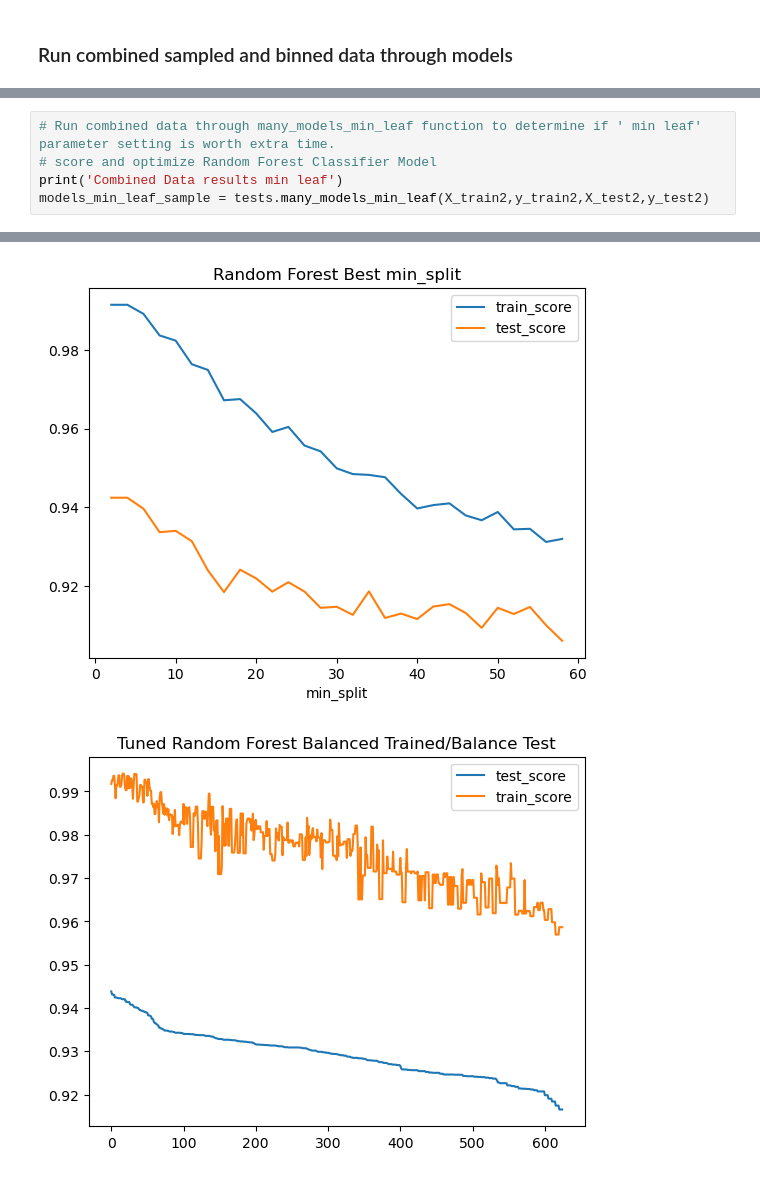
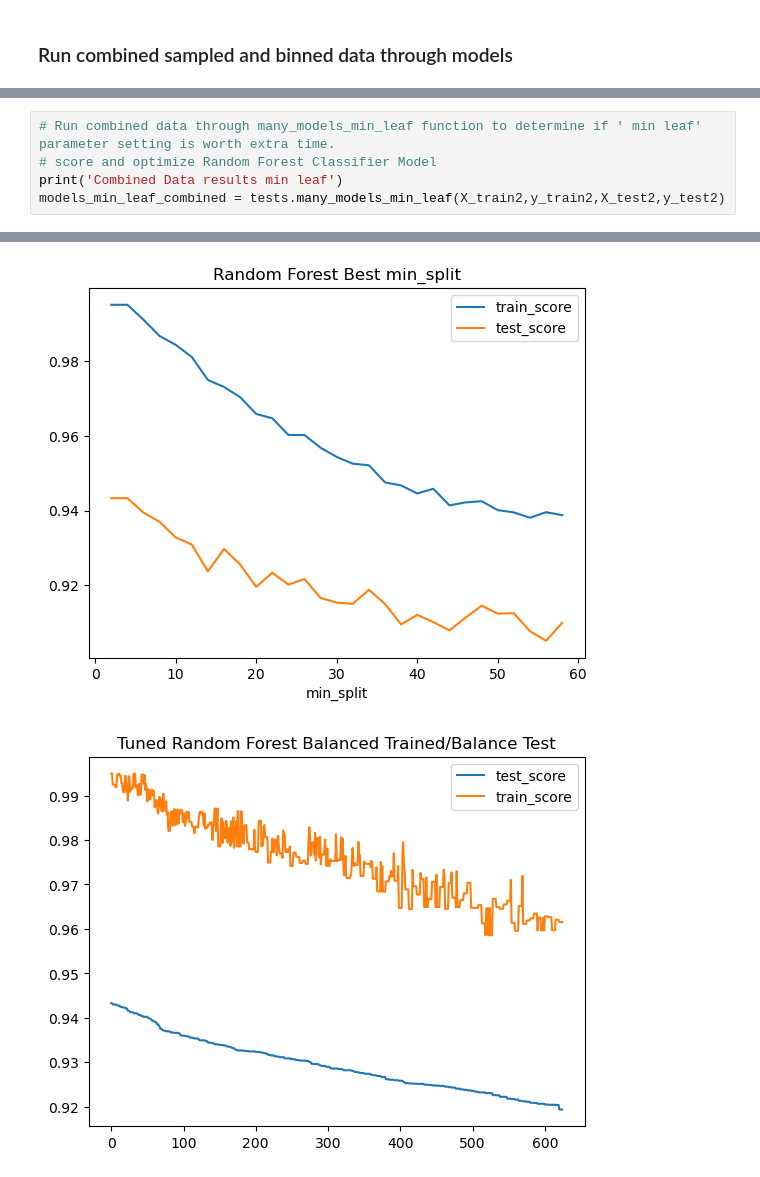
Before and after one commit to knox135/group-project-2, a Jupyter notebook: main.ipynb, the cells around one changed output, grey strips where cells are left out. Cells and saved outputs as stored; diff of their text form.

```diff
--- a/main.ipynb
+++ b/main.ipynb
@@ -731,7 +731,7 @@ Random Forest                   0.050897
 # Run combined data through many_models_min_leaf function to determine if ' min leaf' parameter setting is worth extra time.
 # score and optimize Random Forest Classifier Model
 print('Combined Data results min leaf')
-models_min_leaf_sample = tests.many_models_min_leaf(X_train2,y_train2,X_test2,y_test2)
+models_min_leaf_combined = tests.many_models_min_leaf(X_train2,y_train2,X_test2,y_test2)
 # %% [output]
 Combined Data results min leaf
 
@@ -757,5 +757,5 @@ Tuned Random Forest             0.047959
-[figure, old version]
+[figure, new version]
-[figure, old version]
+[figure, new version]
 [figure]
 # %%
 # Run combined data through many_models_max_leaf function to determine if 'no max leaf' parameter setting is worth extra time.
```
Also changed, not shown: parts of 12 cells of this notebook, 1 other file.
